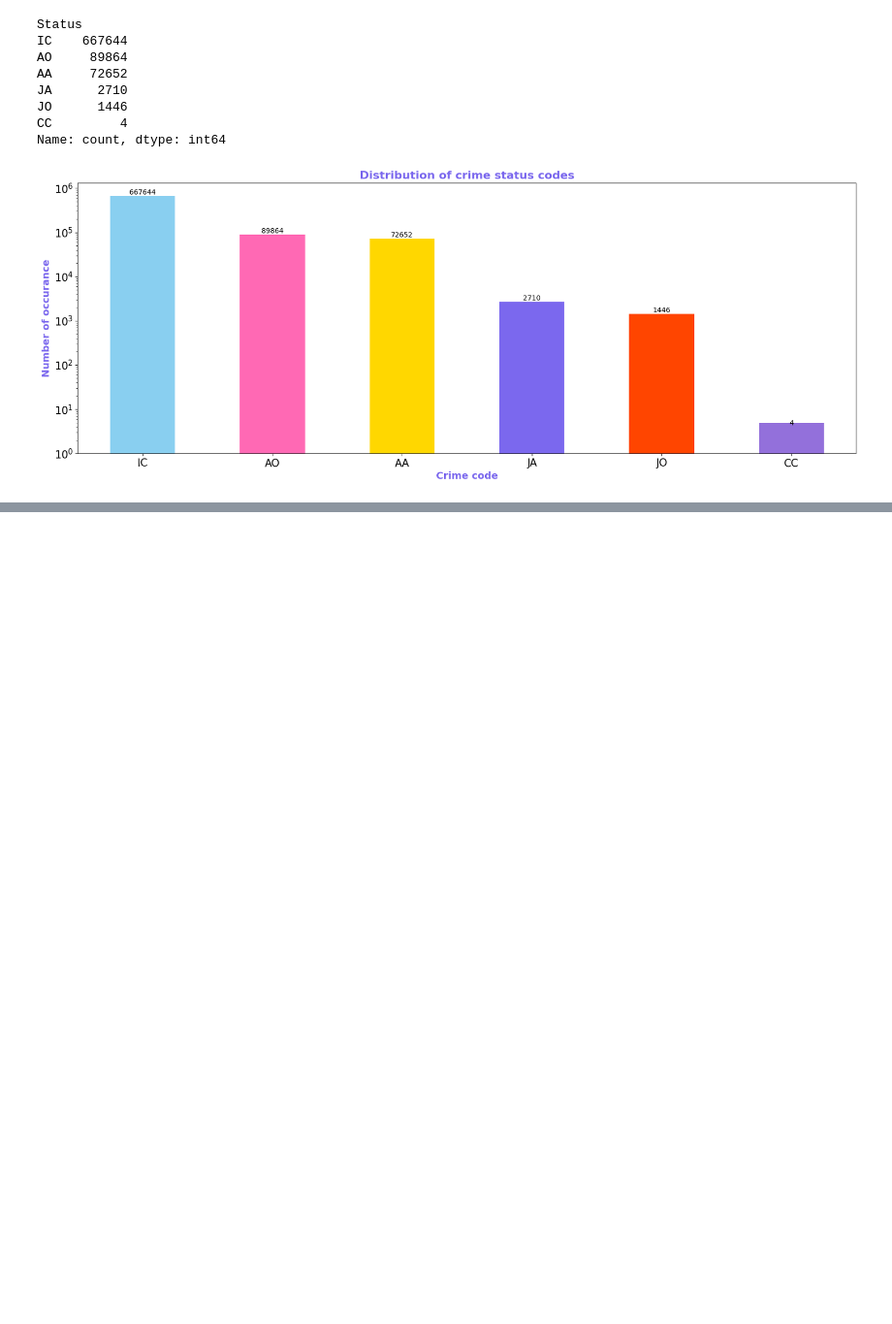
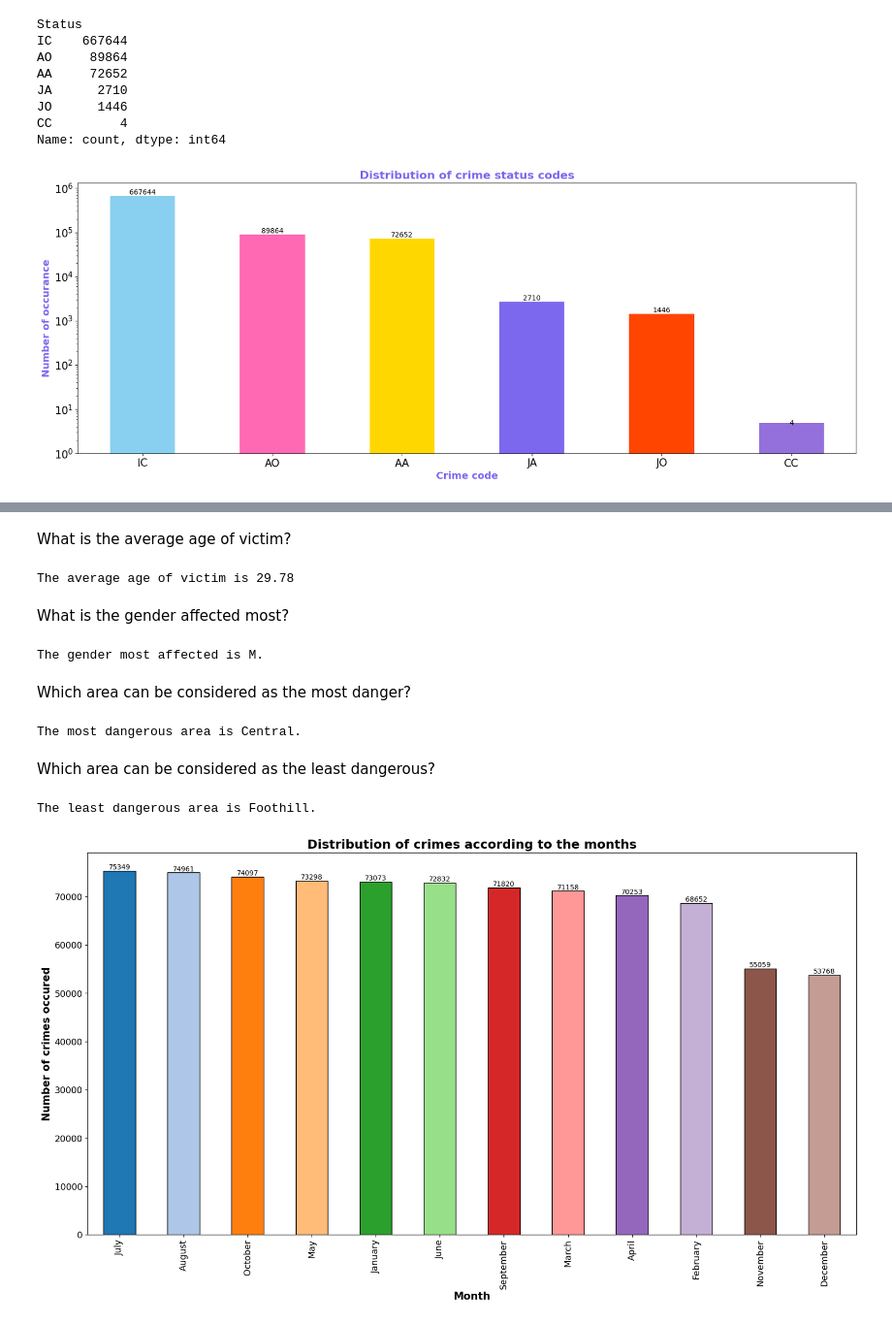
Before and after one commit to hemantsirsat/Data-Visualisation, a Jupyter notebook: Crime from 2020 to present/app.ipynb, the cells around one changed output, grey strips where cells are left out. Shown at 97% size. Drawn from its saved outputs; the diff is of its cells as text; code cells hidden in the pictures; blank space fills up the shorter version.

```diff
--- a/Crime from 2020 to present/app.ipynb
+++ b/Crime from 2020 to present/app.ipynb
@@ -173,0 +248,46 @@ plt.show()
+# %% [markdown]
+What is the average age of victim?
+# %%
+average_age = df["Vict Age"].mean()
+print(f"The average age of victim is {round(average_age,2)}")
+# %% [output]
+The average age of victim is 29.78
+# %% [markdown]
+What is the gender affected most?
+# %%
+sex = df["Vict Sex"].mode()[0]
+print(f"The gender most affected is {sex}.")
+# %% [output]
+The gender most affected is M.
+# %% [markdown]
+Which area can be considered as the most danger?
+# %%
+most_dangerous_area = df["AREA NAME"].value_counts().sort_values(ascending=False).index[0]
+print(f"The most dangerous area is {most_dangerous_area}.")
+# %% [output]
+The most dangerous area is Central.
+# %% [markdown]
+Which area can be considered as the least dangerous?
+# %%
+least_dangerous_area = df["AREA NAME"].value_counts().sort_values(ascending=False).index[-1]
+print(f"The least dangerous area is {least_dangerous_area}.")
+# %% [output]
+The least dangerous area is Foothill.
+# %%
+df["DATE OCC"] = df["DATE OCC"].apply(pd.to_datetime)
+# %%
+plt.figure(figsize=(20,10))
+
+ax = df["DATE OCC"].dt.month_name().value_counts().plot(kind="bar",color=sns.color_palette("tab20"),edgecolor="black")
+
+for p in ax.patches:
+    ax.annotate(int(p.get_height()),(p.get_x()+0.25,p.get_height()+1),ha="center",va="bottom",color="black")
+    ax.tick_params("both",labelsize=13)
+
+plt.xlabel("Month",weight="bold",fontsize=15)
+plt.ylabel("Number of crimes occured",weight="bold",fontsize=15)
+plt.title("Distribution of crimes according to the months",weight="bold",fontsize=18)
+
+plt.show()
+# %% [output]
+[figure, added]
```
Also changed, not shown: parts of 8 cells of this notebook.
